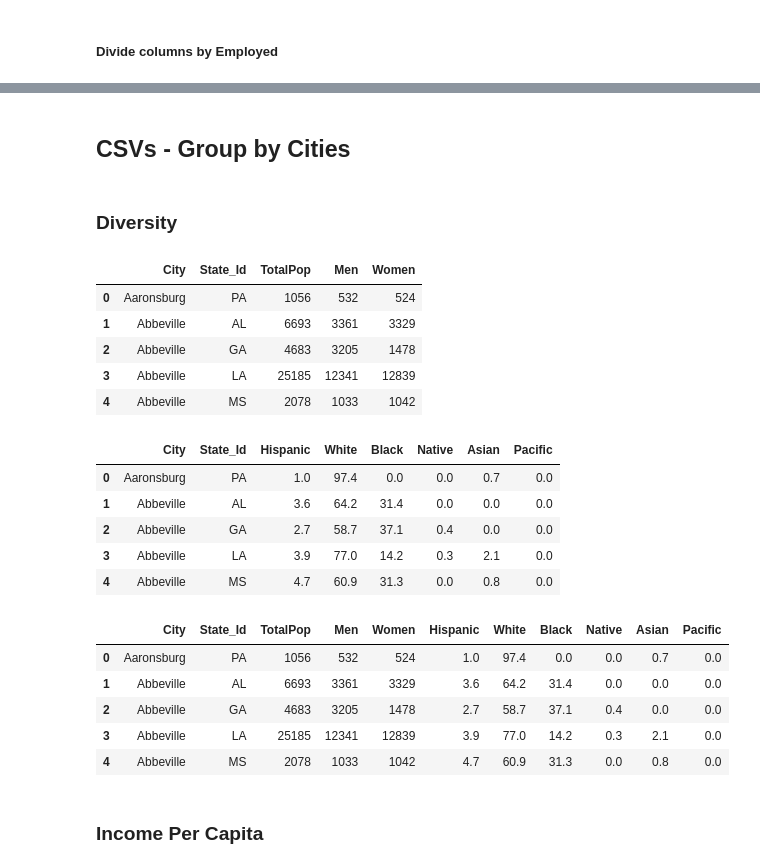
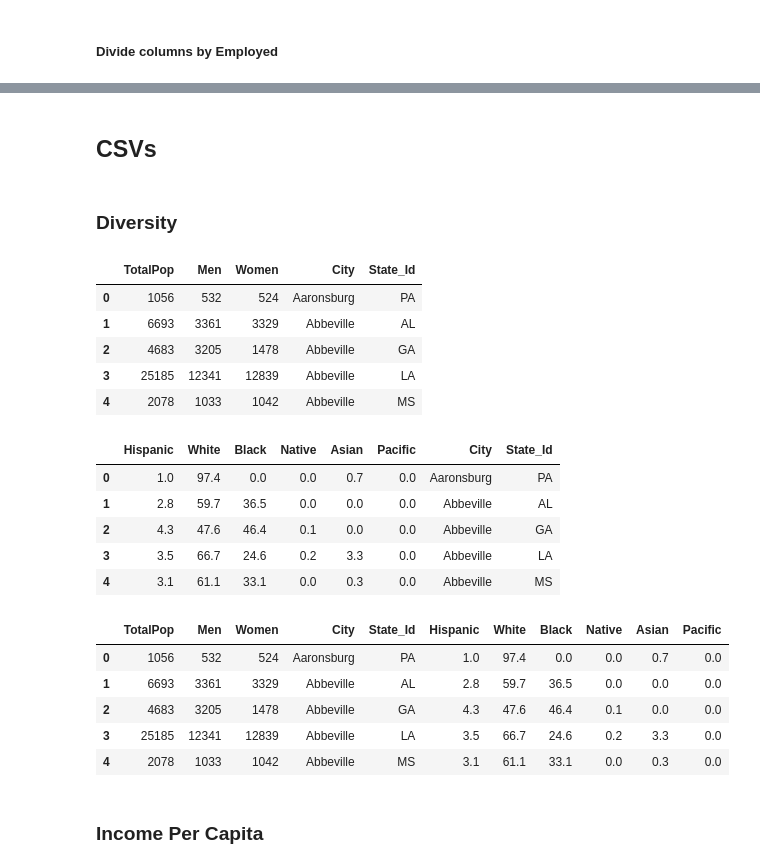
Before and after one commit to BloomTech-Labs/PT17_cityspire-d-ds, a Jupyter notebook: notebooks/datasets/data/census_data/files/census.ipynb, the cells around one changed output, grey strips where cells are left out. Saved outputs shown, nothing was run; the diff lists cells and outputs as text; code cells hidden in the pictures.

```diff
--- a/notebooks/datasets/data/census_data/files/census.ipynb
+++ b/notebooks/datasets/data/census_data/files/census.ipynb
@@ -450,0 +436,2 @@ merge = merge.drop(columns = ['res_ratio'])
+# %%
+merge = merge.groupby(['City', 'State_Id'],as_index=False).sum()
@@ -532,12 +489,12 @@ Index(['TractId', 'State', 'County', 'TotalPop', 'Men', 'Women', 'Hispanic',
       dtype='object')
 # %%
-columns = ['TractId', 'city', 'state_id', 'State', 'County', 'county_name',
+columns = ['TractId', 'City', 'State_Id',
            'TotalPop', 'Men', 'Women', 'Hispanic','White', 'Black', 'Native',
            'Asian', 'Pacific', 'VotingAgeCitizen','Income', 'IncomeErr',
            'IncomePerCap', 'IncomePerCapErr', 'Poverty', 'ChildPoverty',
            'Professional', 'Service', 'Office', 'Construction', 'Production',
            'Drive', 'Carpool', 'Transit', 'Walk', 'OtherTransp', 'WorkAtHome',
            'MeanCommute', 'Employed', 'PrivateWork', 'PublicWork',
-           'SelfEmployed', 'FamilyWork', 'Unemployment', 'zip', ]
+           'SelfEmployed', 'FamilyWork', 'Unemployment']
 # %%
 merge = merge[columns]
@@ -588,2 +540,2 @@ merge.to_csv('merge.csv')
 # %% [markdown]
-##  CSVs - Group by Cities
+## CSVs
@@ -593,36 +542,37 @@ merge = merge.rename(columns = {'city': 'City',
 # %% [markdown]
 ### Diversity
 # %%
-total_pop_df = merge[['TotalPop', 'Men', 'Women','City', 'State_Id']].groupby(['City', 'State_Id'],as_index=False).sum()
+total_pop_df = merge[['TotalPop', 'Men', 'Women','City', 'State_Id']]
 total_pop_df.head()
 # %% [output]
-|  | City | State_Id | TotalPop | Men | Women |
-| 0 | Aaronsburg | PA | 1056 | 532 | 524 |
-| 1 | Abbeville | AL | 6693 | 3361 | 3329 |
-| 2 | Abbeville | GA | 4683 | 3205 | 1478 |
-| 3 | Abbeville | LA | 25185 | 12341 | 12839 |
-| 4 | Abbeville | MS | 2078 | 1033 | 1042 |
+|  | TotalPop | Men | Women | City | State_Id |
+| 0 | 1056 | 532 | 524 | Aaronsburg | PA |
+| 1 | 6693 | 3361 | 3329 | Abbeville | AL |
+| 2 | 4683 | 3205 | 1478 | Abbeville | GA |
+| 3 | 25185 | 12341 | 12839 | Abbeville | LA |
+| 4 | 2078 | 1033 | 1042 | Abbeville | MS |
 # %%
-diversity_df = merge[['Hispanic','White', 'Black', 'Native', 'Asian', 'Pacific', 'City', 'State_Id']].groupby(['City', 'State_Id'],as_index=False).mean()
+diversity_df = merge[['Hispanic','White', 'Black', 'Native', 'Asian', 'Pacific', 'City', 'State_Id']]
 diversity_df[['Hispanic','White', 'Black', 'Native', 'Asian', 'Pacific']] = diversity_df[['Hispanic','White', 'Black', 'Native', 'Asian', 'Pacific']].round(1)
 diversity_df.head()
 # %% [output]
-|  | City | State_Id | Hispanic | White | Black | Native | Asian | Pacific |
-| 0 | Aaronsburg | PA | 1.0 | 97.4 | 0.0 | 0.0 | 0.7 | 0.0 |
-| 1 | Abbeville | AL | 3.6 | 64.2 | 31.4 | 0.0 | 0.0 | 0.0 |
-| 2 | Abbeville | GA | 2.7 | 58.7 | 37.1 | 0.4 | 0.0 | 0.0 |
-| 3 | Abbeville | LA | 3.9 | 77.0 | 14.2 | 0.3 | 2.1 | 0.0 |
-| 4 | Abbeville | MS | 4.7 | 60.9 | 31.3 | 0.0 | 0.8 | 0.0 |
+|  | Hispanic | White | Black | Native | Asian | Pacific | City | State_Id |
+| 0 | 1.0 | 97.4 | 0.0 | 0.0 | 0.7 | 0.0 | Aaronsburg | PA |
+| 1 | 2.8 | 59.7 | 36.5 | 0.0 | 0.0 | 0.0 | Abbeville | AL |
+| 2 | 4.3 | 47.6 | 46.4 | 0.1 | 0.0 | 0.0 | Abbeville | GA |
+| 3 | 3.5 | 66.7 | 24.6 | 0.2 | 3.3 | 0.0 | Abbeville | LA |
+| 4 | 3.1 | 61.1 | 33.1 | 0.0 | 0.3 | 0.0 | Abbeville | MS |
 # %%
 diversity_df = total_pop_df.merge(diversity_df, on = ['City', 'State_Id'])
+diversity_df.to_csv('census_csv/diversity_df.csv', index=False)
 diversity_df.head()
 # %% [output]
-|  | City | State_Id | TotalPop | Men | Women | Hispanic | White | Black | Native | Asian | Pacific |
-| 0 | Aaronsburg | PA | 1056 | 532 | 524 | 1.0 | 97.4 | 0.0 | 0.0 | 0.7 | 0.0 |
-| 1 | Abbeville | AL | 6693 | 3361 | 3329 | 3.6 | 64.2 | 31.4 | 0.0 | 0.0 | 0.0 |
-| 2 | Abbeville | GA | 4683 | 3205 | 1478 | 2.7 | 58.7 | 37.1 | 0.4 | 0.0 | 0.0 |
-| 3 | Abbeville | LA | 25185 | 12341 | 12839 | 3.9 | 77.0 | 14.2 | 0.3 | 2.1 | 0.0 |
-| 4 | Abbeville | MS | 2078 | 1033 | 1042 | 4.7 | 60.9 | 31.3 | 0.0 | 0.8 | 0.0 |
+|  | TotalPop | Men | Women | City | State_Id | Hispanic | White | Black | Native | Asian | Pacific |
+| 0 | 1056 | 532 | 524 | Aaronsburg | PA | 1.0 | 97.4 | 0.0 | 0.0 | 0.7 | 0.0 |
+| 1 | 6693 | 3361 | 3329 | Abbeville | AL | 2.8 | 59.7 | 36.5 | 0.0 | 0.0 | 0.0 |
+| 2 | 4683 | 3205 | 1478 | Abbeville | GA | 4.3 | 47.6 | 46.4 | 0.1 | 0.0 | 0.0 |
+| 3 | 25185 | 12341 | 12839 | Abbeville | LA | 3.5 | 66.7 | 24.6 | 0.2 | 3.3 | 0.0 |
+| 4 | 2078 | 1033 | 1042 | Abbeville | MS | 3.1 | 61.1 | 33.1 | 0.0 | 0.3 | 0.0 |
 # %% [markdown]
 ### Income Per Capita
 # %%
```
Also changed, not shown: parts of 53 cells of this notebook, 15 other files.
